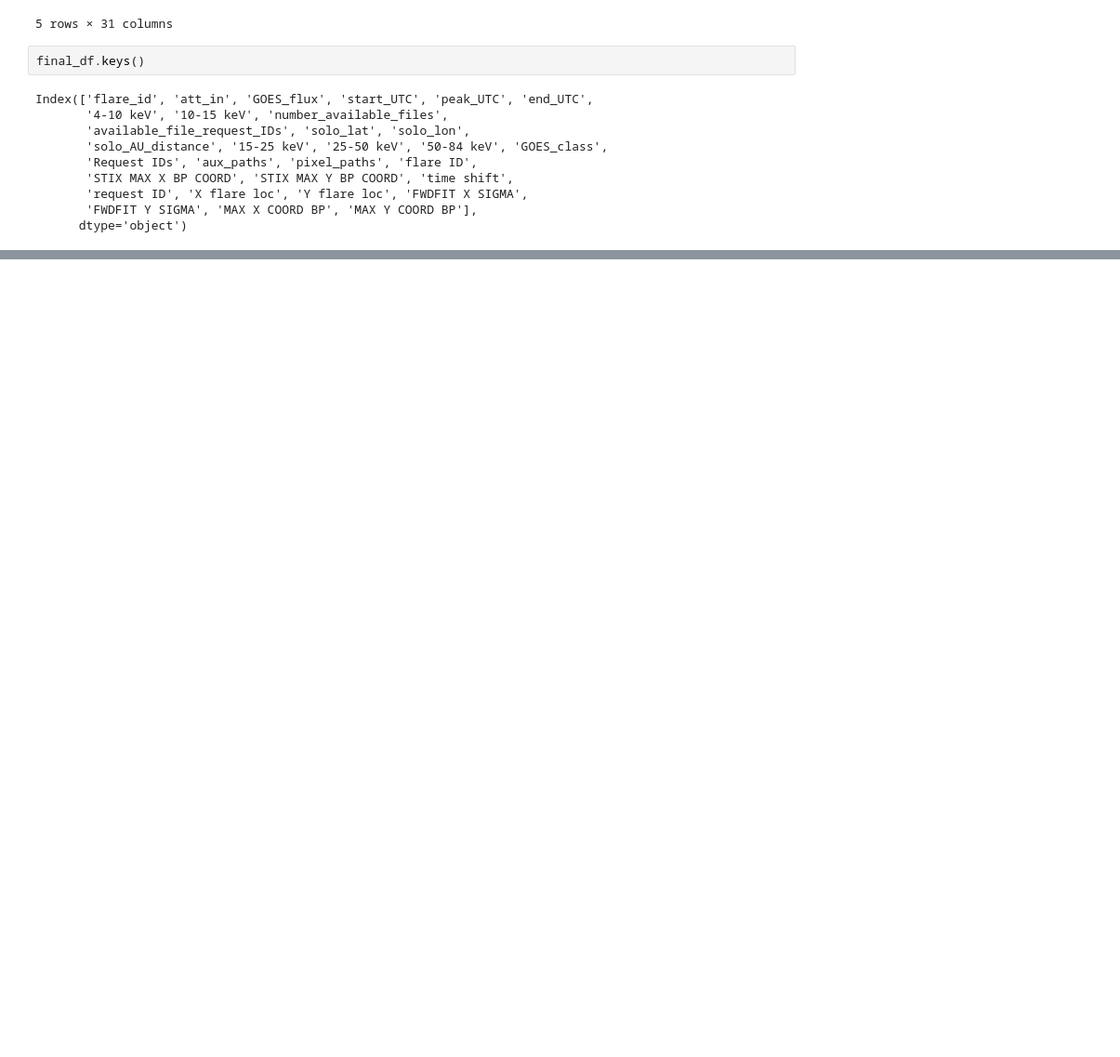
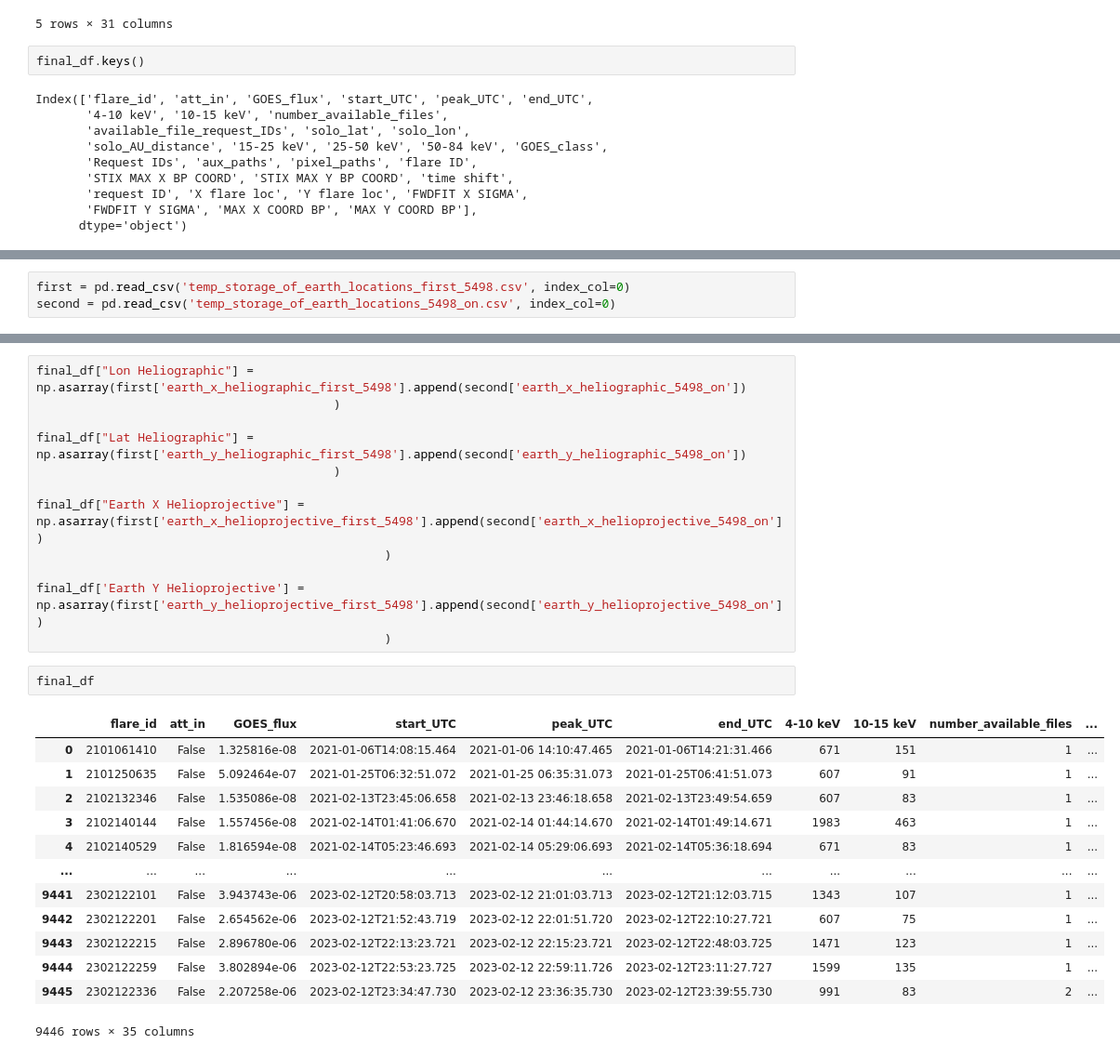
Before and after one commit to hayesla/stix_flarelist_science, a Jupyter notebook: combine_flare_lists.ipynb, the cells around one changed output, grey strips where cells are left out. Shown at 93% size. Cells and saved outputs as stored; diff of their text form; blank space fills up the shorter version.

```diff
--- a/combine_flare_lists.ipynb
+++ b/combine_flare_lists.ipynb
@@ -225,0 +176,3 @@ c.lon, c.lat, c.radius
+# %%
+first = pd.read_csv('temp_storage_of_earth_locations_first_5498.csv', index_col=0)
+second = pd.read_csv('temp_storage_of_earth_locations_5498_on.csv', index_col=0)
@@ -225,0 +188,28 @@ c.lon, c.lat, c.radius
+# %%
+final_df["Lon Heliographic"] = np.asarray(first['earth_x_heliographic_first_5498'].append(second['earth_x_heliographic_5498_on'])
+                                         )
+
+final_df["Lat Heliographic"] = np.asarray(first['earth_y_heliographic_first_5498'].append(second['earth_y_heliographic_5498_on'])
+                                         )
+
+final_df["Earth X Helioprojective"] = np.asarray(first['earth_x_helioprojective_first_5498'].append(second['earth_x_helioprojective_5498_on'])
+                                                )
+
+final_df['Earth Y Helioprojective'] = np.asarray(first['earth_y_helioprojective_first_5498'].append(second['earth_y_helioprojective_5498_on'])
+                                                )
+# %%
+final_df
+# %% [output]
+|  | flare_id | att_in | GOES_flux | start_UTC | peak_UTC | end_UTC | 4-10 keV | 10-15 keV | number_available_files | ... |
+| 0 | 2101061410 | False | 1.325816e-08 | 2021-01-06T14:08:15.464 | 2021-01-06 14:10:47.465 | 2021-01-06T14:21:31.466 | 671 | 151 | 1 | ... |
+| 1 | 2101250635 | False | 5.092464e-07 | 2021-01-25T06:32:51.072 | 2021-01-25 06:35:31.073 | 2021-01-25T06:41:51.073 | 607 | 91 | 1 | ... |
+| 2 | 2102132346 | False | 1.535086e-08 | 2021-02-13T23:45:06.658 | 2021-02-13 23:46:18.658 | 2021-02-13T23:49:54.659 | 607 | 83 | 1 | ... |
+| 3 | 2102140144 | False | 1.557456e-08 | 2021-02-14T01:41:06.670 | 2021-02-14 01:44:14.670 | 2021-02-14T01:49:14.671 | 1983 | 463 | 1 | ... |
+| 4 | 2102140529 | False | 1.816594e-08 | 2021-02-14T05:23:46.693 | 2021-02-14 05:29:06.693 | 2021-02-14T05:36:18.694 | 671 | 83 | 1 | ... |
+| ... | ... | ... | ... | ... | ... | ... | ... | ... | ... | ... |
+| 9441 | 2302122101 | False | 3.943743e-06 | 2023-02-12T20:58:03.713 | 2023-02-12 21:01:03.713 | 2023-02-12T21:12:03.715 | 1343 | 107 | 1 | ... |
+| 9442 | 2302122201 | False | 2.654562e-06 | 2023-02-12T21:52:43.719 | 2023-02-12 22:01:51.720 | 2023-02-12T22:10:27.721 | 607 | 75 | 1 | ... |
+| 9443 | 2302122215 | False | 2.896780e-06 | 2023-02-12T22:13:23.721 | 2023-02-12 22:15:23.721 | 2023-02-12T22:48:03.725 | 1471 | 123 | 1 | ... |
+| 9444 | 2302122259 | False | 3.802894e-06 | 2023-02-12T22:53:23.725 | 2023-02-12 22:59:11.726 | 2023-02-12T23:11:27.727 | 1599 | 135 | 1 | ... |
+| 9445 | 2302122336 | False | 2.207258e-06 | 2023-02-12T23:34:47.730 | 2023-02-12 23:36:35.730 | 2023-02-12T23:39:55.730 | 991 | 83 | 2 | ... |
+9446 rows × 35 columns
```
Also changed, not shown: parts of 49 cells of this notebook, 5 other files.
